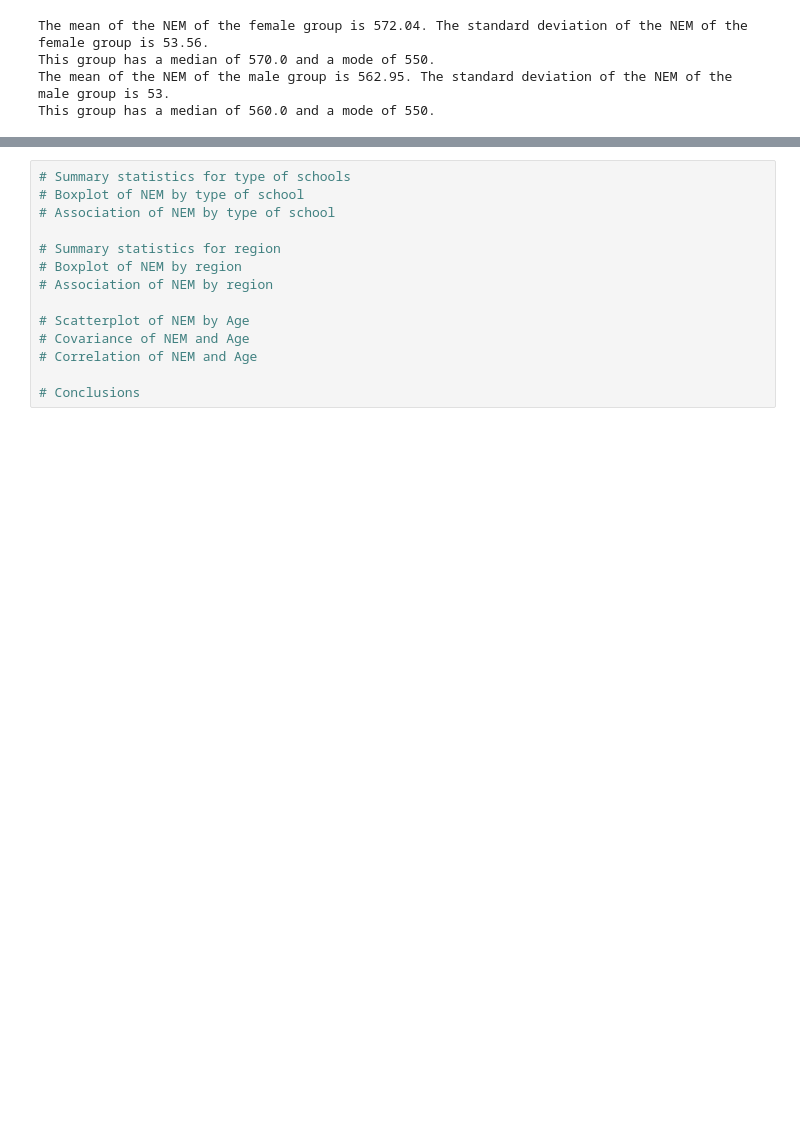
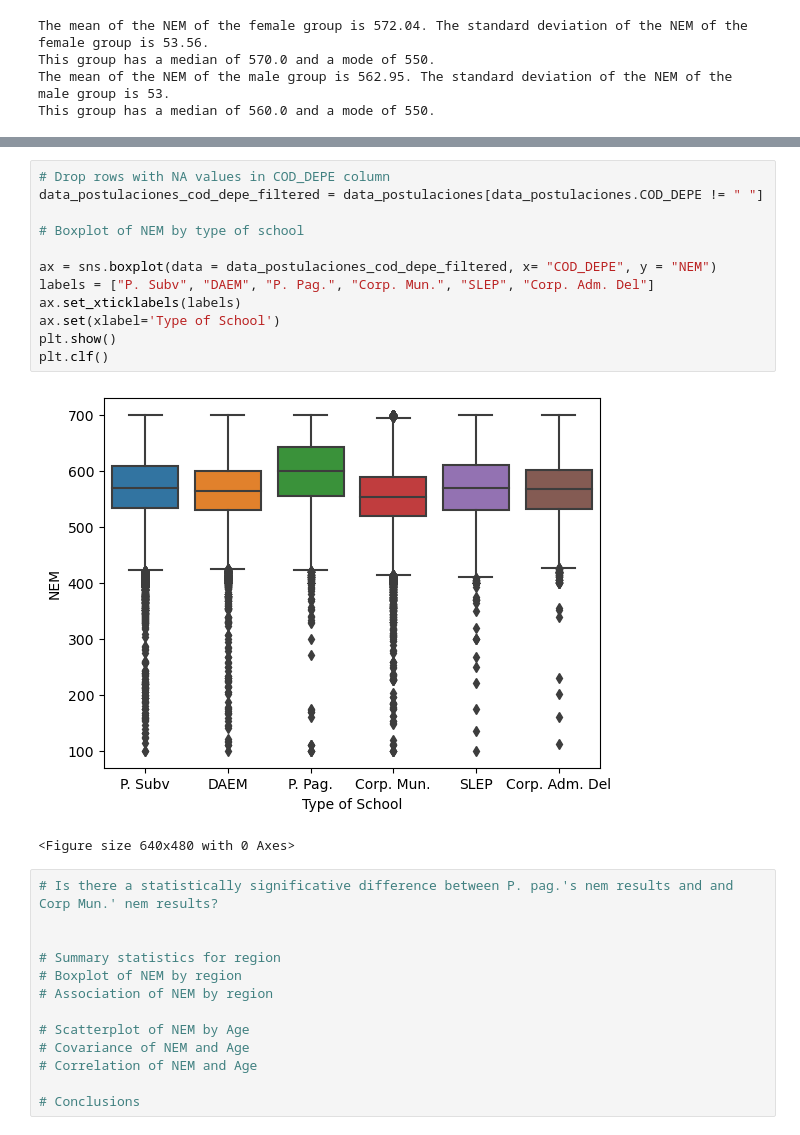
Before and after one commit to Claudio-AhumadaL/Chilean-State-Scholarship-Apllications-Data-2022, a Jupyter notebook: Data_postulacionesBecas_Claudio-AhumadaL.ipynb, the cells around one changed output, grey strips where cells are left out. Drawn from its saved outputs; the diff is of its cells as text; blank space fills up the shorter version.

```diff
--- a/Data_postulacionesBecas_Claudio-AhumadaL.ipynb
+++ b/Data_postulacionesBecas_Claudio-AhumadaL.ipynb
@@ -97,7 +161,21 @@ plt.clf()
+# %%
+# Drop rows with NA values in COD_DEPE column
+data_postulaciones_cod_depe_filtered = data_postulaciones[data_postulaciones.COD_DEPE != " "]
+
+# Boxplot of NEM by type of school
+
+ax = sns.boxplot(data = data_postulaciones_cod_depe_filtered, x= "COD_DEPE", y = "NEM")
+labels = ["P. Subv", "DAEM", "P. Pag.", "Corp. Mun.", "SLEP", "Corp. Adm. Del"]
+ax.set_xticklabels(labels)
+ax.set(xlabel='Type of School')
+plt.show()
+plt.clf()
+# %% [output]
+[figure, added]
+<Figure size 640x480 with 0 Axes>
 # %%
-# Summary statistics for type of schools
-# Boxplot of NEM by type of school
-# Association of NEM by type of school
+# Is there a statistically significative difference between P. pag.'s nem results and and Corp Mun.' nem results?
+
 
 # Summary statistics for region
 # Boxplot of NEM by region
```
Also changed, not shown: parts of 3 cells of this notebook.
